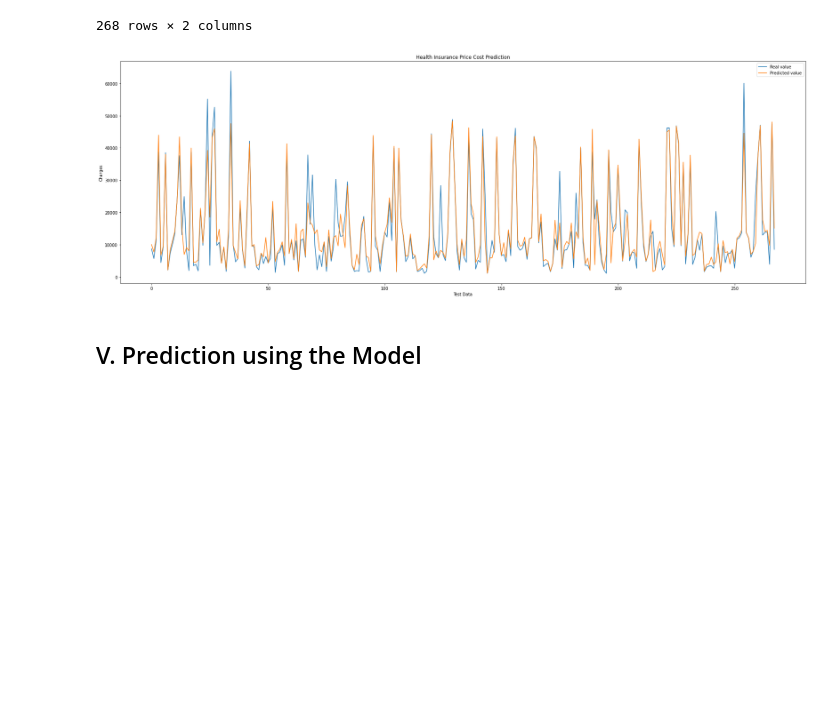
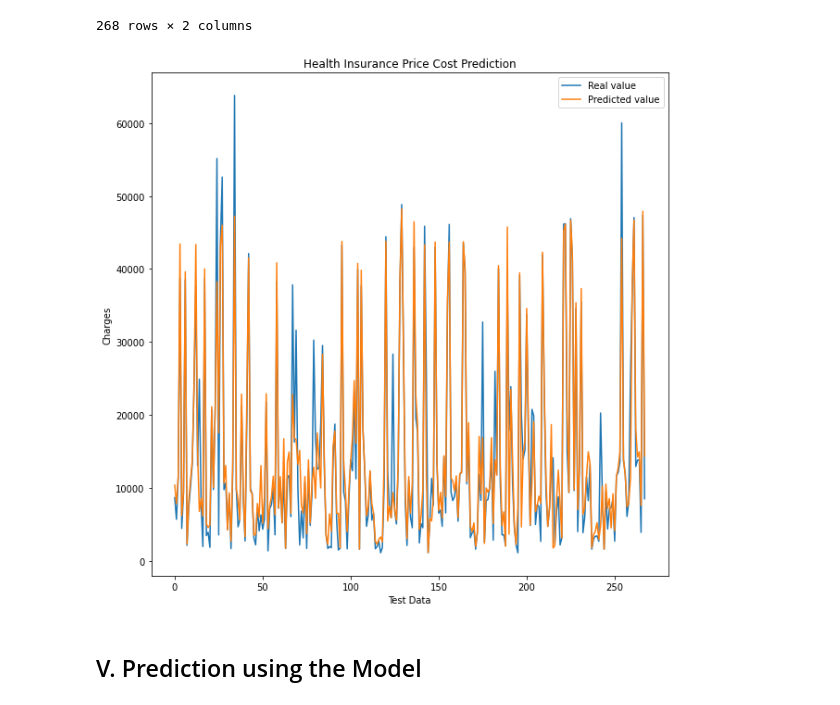
Before and after one commit to SopanhaKok/Health_Insurance_Cost_Prediction, a Jupyter notebook: health_insurance_price_cost_prediction_random_forest_regressor.ipynb, the cells around one changed output. Cells and saved outputs as stored; diff of their text form; code cells hidden in the pictures; blank space fills up the shorter version.

```diff
--- a/health_insurance_price_cost_prediction_random_forest_regressor.ipynb
+++ b/health_insurance_price_cost_prediction_random_forest_regressor.ipynb
@@ -277,18 +279,18 @@ pd.DataFrame(list(zip(y_test_pred, y_test)), columns=['Predicted Charges', 'Real
 268 rows × 2 columns
 # %%
 # visualize the predicted value with real value
-plt.figure(figsize=(30, 10))
+plt.figure(figsize=(10, 10))
 
 plt.plot(y_test.values, label='Real value')
 plt.plot(y_test_pred, label='Predicted value')
 
 plt.title('Health Insurance Price Cost Prediction')
 plt.xlabel('Test Data')
 plt.ylabel('Charges')
 plt.legend()
 plt.show()
 # %% [output]
-[figure, old version]
+[figure, new version]
 # %% [markdown]
 ## V. Prediction using the Model
 # %%
```
Also changed, not shown: parts of 2 cells of this notebook, 1 other file.
